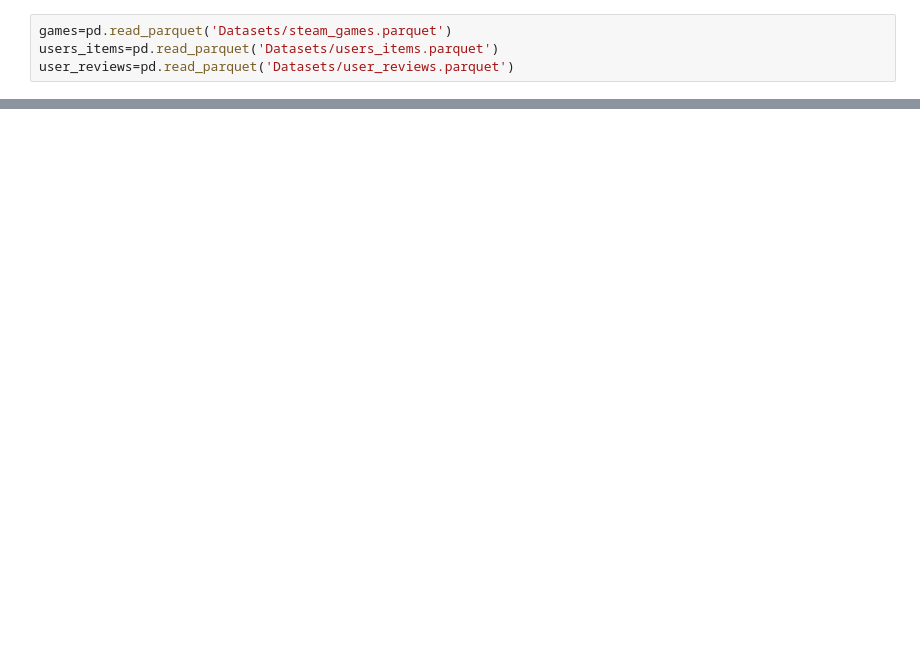
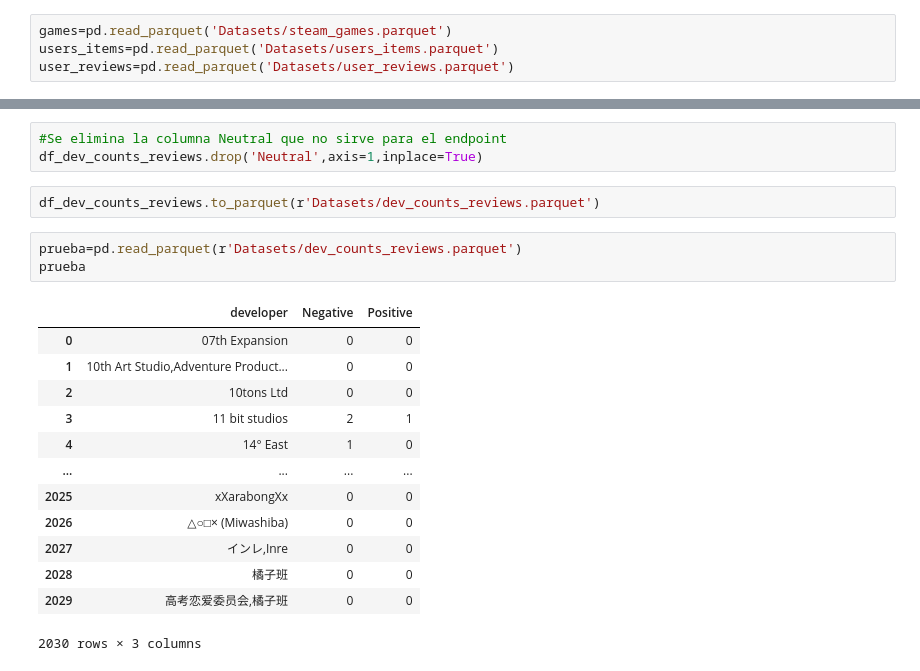
Before and after one commit to Juancito2085/PI1_ML_OPS, a Jupyter notebook: API.ipynb, the cells around one changed output, grey strips where cells are left out. Drawn from its saved outputs; the diff is of its cells as text; blank space fills up the shorter version.

```diff
--- a/API.ipynb
+++ b/API.ipynb
@@ -108,0 +211,22 @@ Name: count, dtype: int64
+# %%
+#Se elimina la columna Neutral que no sirve para el endpoint
+df_dev_counts_reviews.drop('Neutral',axis=1,inplace=True)
+# %%
+df_dev_counts_reviews.to_parquet(r'Datasets/dev_counts_reviews.parquet')
+# %%
+prueba=pd.read_parquet(r'Datasets/dev_counts_reviews.parquet')
+prueba
+# %% [output]
+|  | developer | Negative | Positive |
+| 0 | 07th Expansion | 0 | 0 |
+| 1 | 10th Art Studio,Adventure Product... | 0 | 0 |
+| 2 | 10tons Ltd | 0 | 0 |
+| 3 | 11 bit studios | 2 | 1 |
+| 4 | 14° East | 1 | 0 |
+| ... | ... | ... | ... |
+| 2025 | xXarabongXx | 0 | 0 |
+| 2026 | △○□× (Miwashiba) | 0 | 0 |
+| 2027 | インレ,Inre | 0 | 0 |
+| 2028 | 橘子班 | 0 | 0 |
+| 2029 | 高考恋爱委员会,橘子班 | 0 | 0 |
+2030 rows × 3 columns
```
Also changed, not shown: parts of 39 cells of this notebook, 1 other file.
